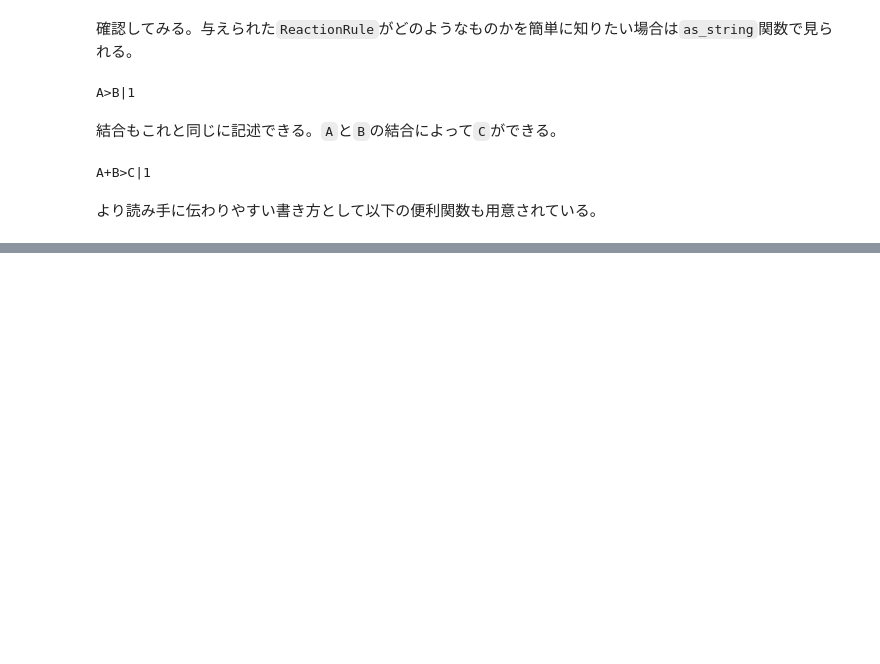
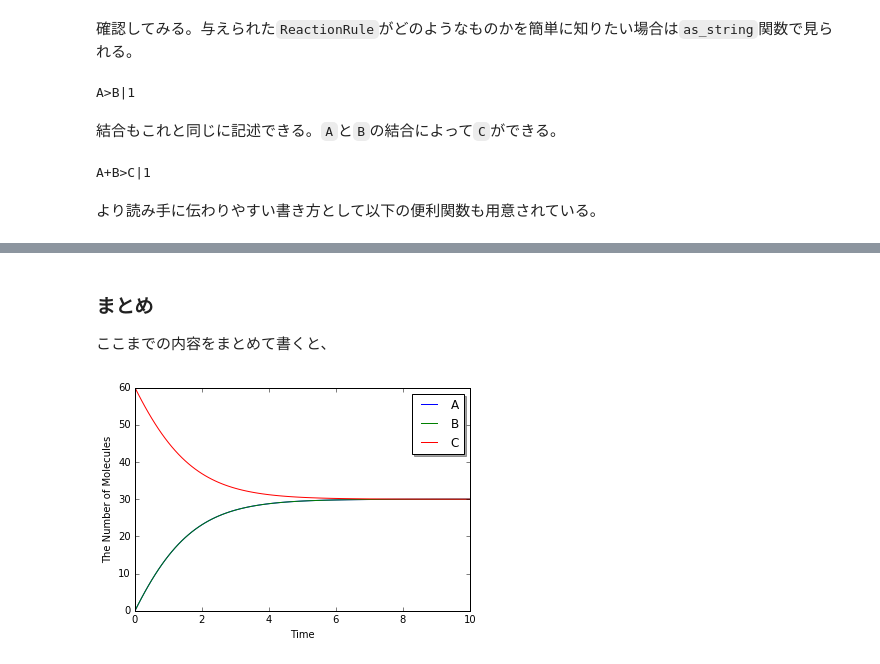
Before and after one commit to kozo2/ecell4-lectures, a Jupyter notebook: lecture3.ipynb, the cells around one changed output, grey strips where cells are left out. Cells and saved outputs as stored; diff of their text form; code cells hidden in the pictures; blank space fills up the shorter version.

```diff
--- a/lecture3.ipynb
+++ b/lecture3.ipynb
@@ -111,0 +287,5 @@ rr3 = create_unbinding_reaction_rule(
+# %%
+with reaction_rules():
+    A + B == C | (0.01, 0.3)
+
+m = get_model()
@@ -111,0 +320,15 @@ rr3 = create_unbinding_reaction_rule(
+# %% [markdown]
+### まとめ
+
+ここまでの内容をまとめて書くと、
+# %%
+w = ode.ODEWorld(Real3(1, 1, 1))
+w.add_molecules(Species('C'), 60)
+
+sim = ode.ODESimulator(m, w)
+obs = FixedIntervalNumberObserver(0.1, ('A', 'B', 'C'))
+sim.run(10, obs)
+
+viz.plot_number_observer(obs)
+# %% [output]
+[figure, added]
```
Also changed, not shown: parts of 61 cells of this notebook.
